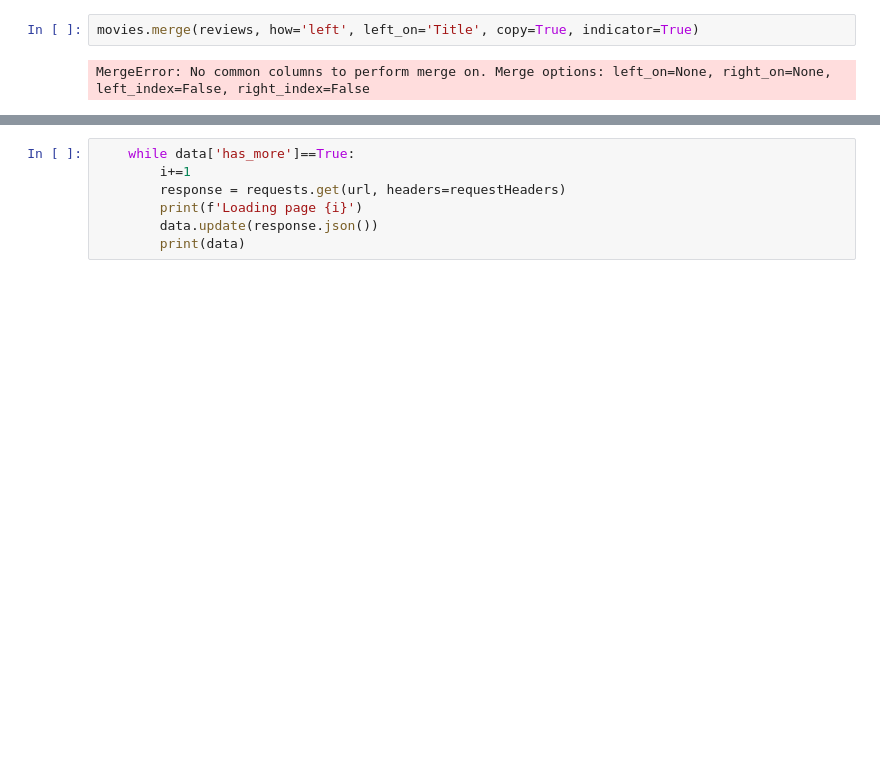
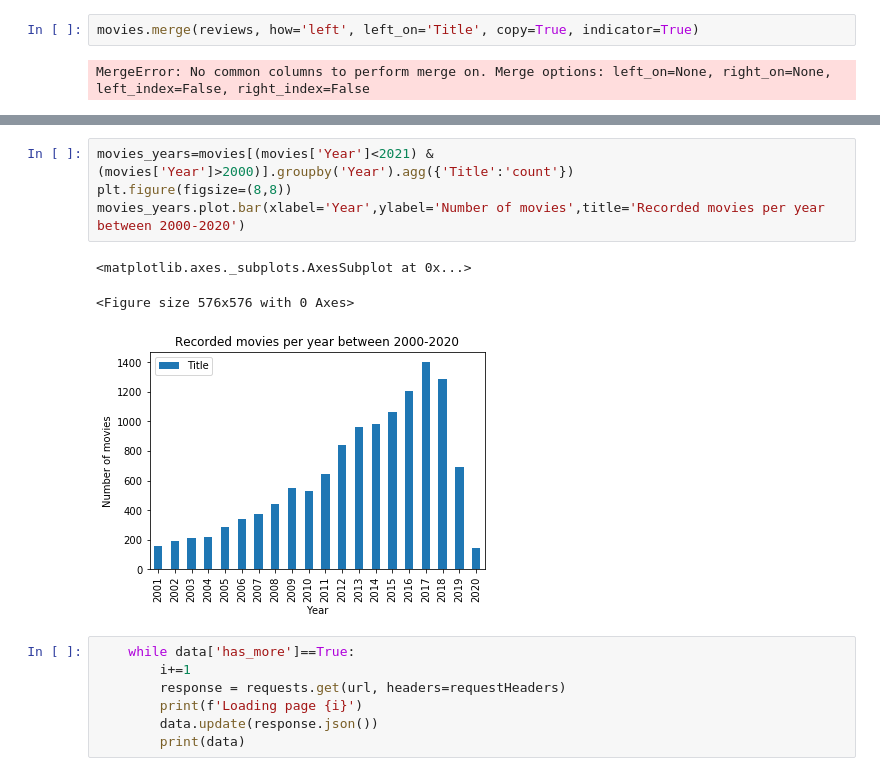
Before and after one commit to silviaherf/apis-project, a Jupyter notebook: src/API_movies.ipynb, the cells around one changed output, grey strips where cells are left out. Drawn from its saved outputs; the diff is of its cells as text; blank space fills up the shorter version.

Commit message:
primeros analisis y 1 plot

```diff
--- a/src/API_movies.ipynb
+++ b/src/API_movies.ipynb
@@ -227,3 +244,11 @@ movies.groupby('Age').agg({'Netflix':'count','Hulu':'count','Prime_Video':'count
+# %%
+movies_years=movies[(movies['Year']<2021) & (movies['Year']>2000)].groupby('Year').agg({'Title':'count'})
+plt.figure(figsize=(8,8))
+movies_years.plot.bar(xlabel='Year',ylabel='Number of movies',title='Recorded movies per year between 2000-2020')
+# %% [output]
+<matplotlib.axes._subplots.AxesSubplot at 0x...>
+<Figure size 576x576 with 0 Axes>
+[figure, added]
 # %%
     while data['has_more']==True:
         i+=1
```
Also changed, not shown: parts of 3 cells of this notebook, 2 other files.
